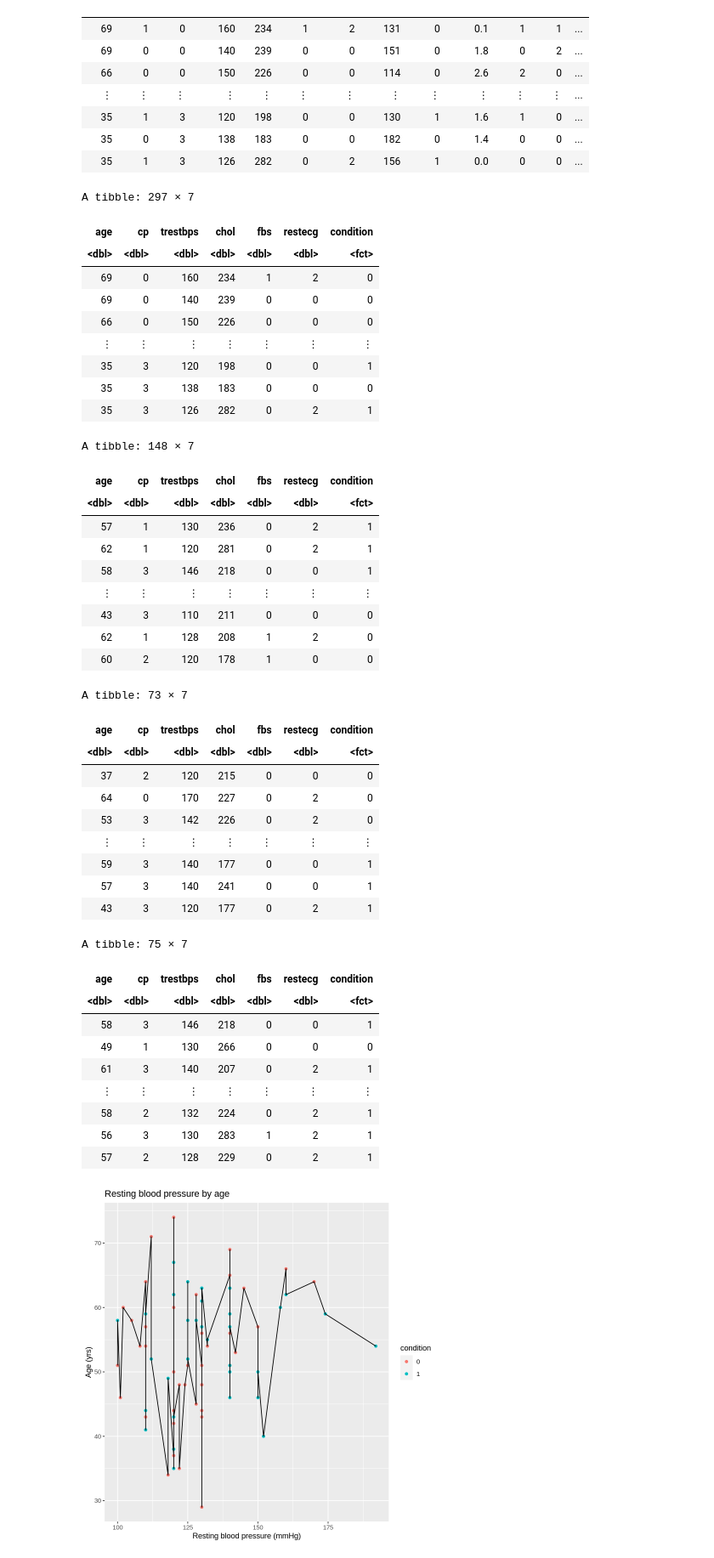
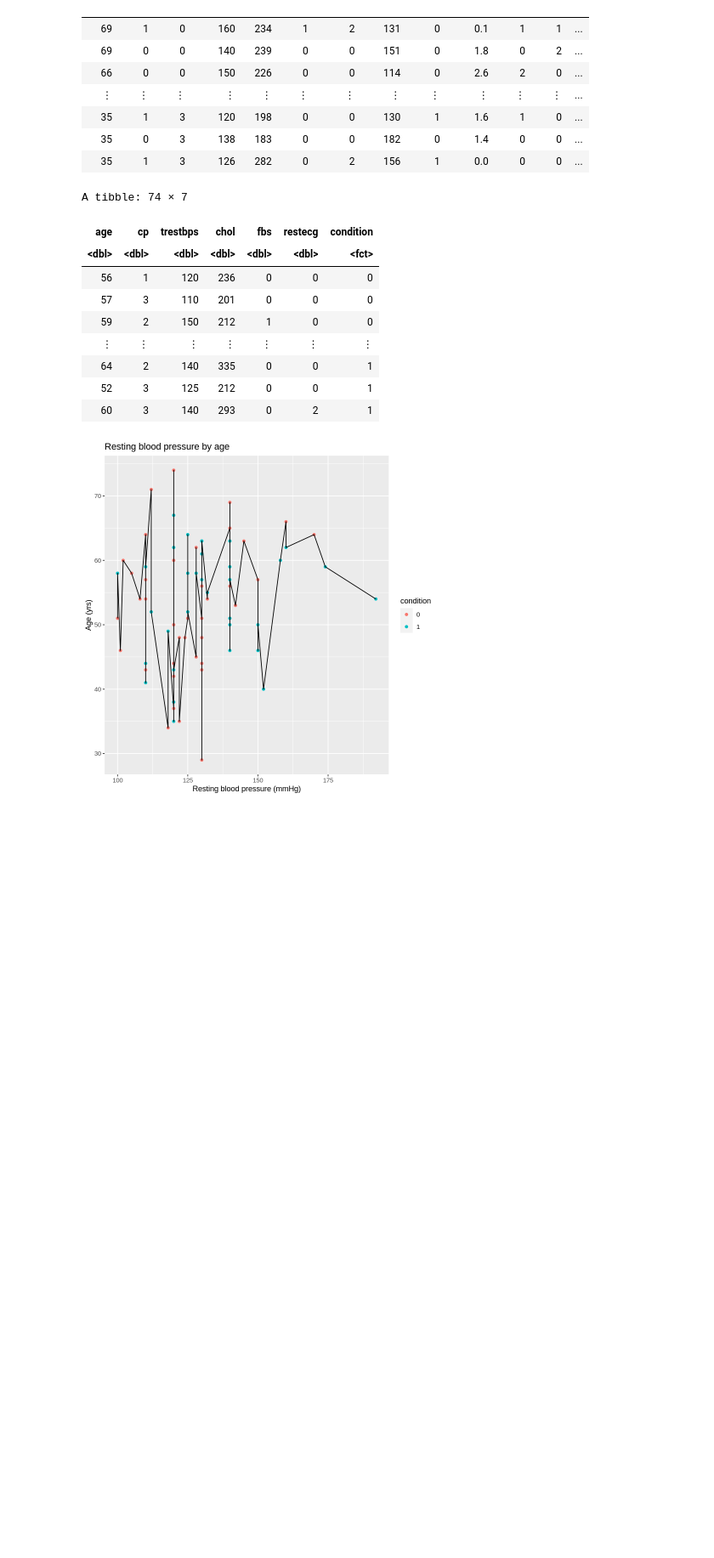
Before and after one commit to LordofSabres/Team_Pineapples_DSCI_100, a Jupyter notebook: projectproposal.ipynb, the cells around one changed output. Shown: that part at 85% size. Cells and saved outputs as stored; diff of their text form; code cells hidden in the pictures; blank space fills up the shorter version.

Commit message:
Fixed up tables only one appears

```diff
--- a/projectproposal.ipynb
+++ b/projectproposal.ipynb
@@ -49,58 +49,33 @@ A tibble: 297 × 14
 | 35 | 1 | 3 | 126 | 282 | 0 | 2 | 156 | 1 | 0.0 | 0 | 0 | ... |
 # %%
 data_filter <- data |>
-select(age, cp, trestbps, chol, fbs, restecg, condition)
-data_filter
+    select(age, cp, trestbps, chol, fbs, restecg, condition)
+#data_filter
+
 data_slice <- data_filter |>
-slice_sample(prop=0.5)
-data_slice
+    slice_sample(prop=0.5)
+#data_slice
+
 data_split <- data_slice |>
-initial_split(prop = 0.5, strata = condition)
+    initial_split(prop = 0.5, strata = condition)
+
 data_train <- training(data_split)
+
 data_testing <- testing(data_split)
 data_train
-data_testing
+
+#data_testing
 # %% [output]
-A tibble: 297 × 7
+A tibble: 74 × 7
 | age | cp | trestbps | chol | fbs | restecg | condition |
 | <dbl> | <dbl> | <dbl> | <dbl> | <dbl> | <dbl> | <fct> |
-| 69 | 0 | 160 | 234 | 1 | 2 | 0 |
-| 69 | 0 | 140 | 239 | 0 | 0 | 0 |
-| 66 | 0 | 150 | 226 | 0 | 0 | 0 |
+| 56 | 1 | 120 | 236 | 0 | 0 | 0 |
+| 57 | 3 | 110 | 201 | 0 | 0 | 0 |
+| 59 | 2 | 150 | 212 | 1 | 0 | 0 |
 | ⋮ | ⋮ | ⋮ | ⋮ | ⋮ | ⋮ | ⋮ |
-| 35 | 3 | 120 | 198 | 0 | 0 | 1 |
-| 35 | 3 | 138 | 183 | 0 | 0 | 0 |
-| 35 | 3 | 126 | 282 | 0 | 2 | 1 |
+| 64 | 2 | 140 | 335 | 0 | 0 | 1 |
+| 52 | 3 | 125 | 212 | 0 | 0 | 1 |
+| 60 | 3 | 140 | 293 | 0 | 2 | 1 |
-A tibble: 148 × 7
-| age | cp | trestbps | chol | fbs | restecg | condition |
-| <dbl> | <dbl> | <dbl> | <dbl> | <dbl> | <dbl> | <fct> |
-| 57 | 1 | 130 | 236 | 0 | 2 | 1 |
-| 62 | 1 | 120 | 281 | 0 | 2 | 1 |
-| 58 | 3 | 146 | 218 | 0 | 0 | 1 |
-| ⋮ | ⋮ | ⋮ | ⋮ | ⋮ | ⋮ | ⋮ |
-| 43 | 3 | 110 | 211 | 0 | 0 | 0 |
-| 62 | 1 | 128 | 208 | 1 | 2 | 0 |
-| 60 | 2 | 120 | 178 | 1 | 0 | 0 |
-A tibble: 73 × 7
-| age | cp | trestbps | chol | fbs | restecg | condition |
-| <dbl> | <dbl> | <dbl> | <dbl> | <dbl> | <dbl> | <fct> |
-| 37 | 2 | 120 | 215 | 0 | 0 | 0 |
-| 64 | 0 | 170 | 227 | 0 | 2 | 0 |
-| 53 | 3 | 142 | 226 | 0 | 2 | 0 |
-| ⋮ | ⋮ | ⋮ | ⋮ | ⋮ | ⋮ | ⋮ |
-| 59 | 3 | 140 | 177 | 0 | 0 | 1 |
-| 57 | 3 | 140 | 241 | 0 | 0 | 1 |
-| 43 | 3 | 120 | 177 | 0 | 2 | 1 |
-A tibble: 75 × 7
-| age | cp | trestbps | chol | fbs | restecg | condition |
-| <dbl> | <dbl> | <dbl> | <dbl> | <dbl> | <dbl> | <fct> |
-| 58 | 3 | 146 | 218 | 0 | 0 | 1 |
-| 49 | 1 | 130 | 266 | 0 | 0 | 0 |
-| 61 | 3 | 140 | 207 | 0 | 2 | 1 |
-| ⋮ | ⋮ | ⋮ | ⋮ | ⋮ | ⋮ | ⋮ |
-| 58 | 2 | 132 | 224 | 0 | 2 | 1 |
-| 56 | 3 | 130 | 283 | 1 | 2 | 1 |
-| 57 | 2 | 128 | 229 | 0 | 2 | 1 |
 # %%
 training_plot <- ggplot(data_train, aes(x=trestbps, y=age)) +
     geom_point(aes(colour=condition)) +
```
Also changed, not shown: parts of 2 cells of this notebook.
